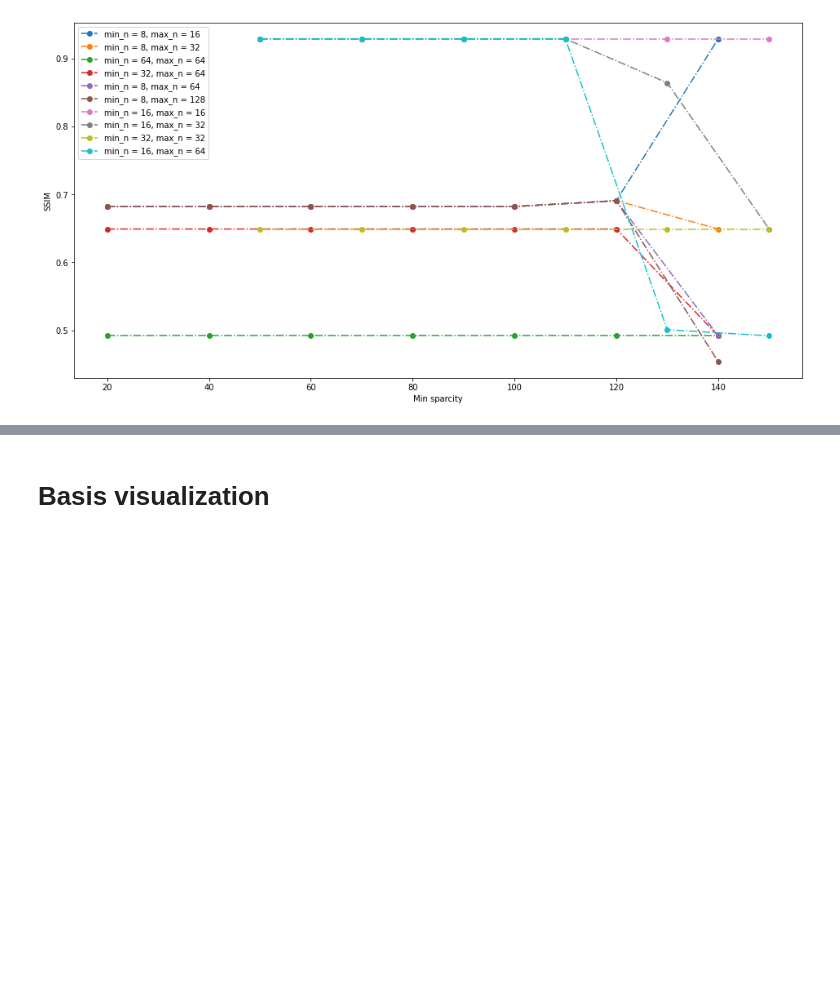
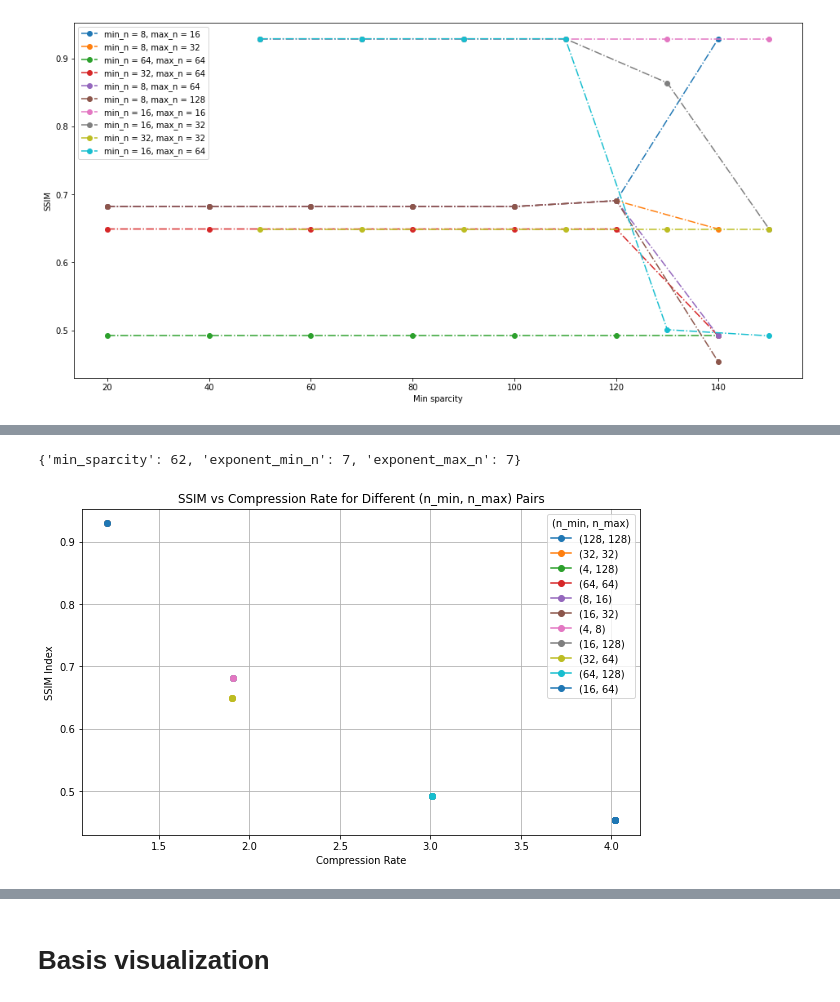
Before and after one commit to Emmatassone/AQMP, a Jupyter notebook: notebooks/evaluations.ipynb, the cells around one changed output, grey strips where cells are left out. Drawn from its saved outputs; the diff is of its cells as text; code cells hidden in the pictures; blank space fills up the shorter version.

Commit message:
update evaluations.pynb with Optuna results

```diff
--- a/notebooks/evaluations.ipynb
+++ b/notebooks/evaluations.ipynb
@@ -75,7 +165,7 @@ for min_n, max_n in n_values:
 
         # CALCULATE SSIM
         image1 = img_as_float(io.imread('../images/lena.png', as_gray=True))
-        image2 = img_as_float(io.imread('../compressions/lena_reconstructed.png', as_gray=True))
+        image2 = img_as_float(io.imread('../images/lena_reconstructed.png', as_gray=True))
         ssim_index, _ = ssim(image1,
                              image2,
                              full=True,
@@ -132,0 +336,10 @@ plt.show()
+# %%
+# Define a dictionary to store SSIM and compression rates for each (n_min, n_max) pair
+results = {}
+
+current_time = datetime.now().strftime("%Y-%m-%d_%H-%M-%S")
+study_name = f"optuna_study_{current_time}"
+
+sampler = TPESampler(seed=42)  # Make the sampler behave in a deterministic way
+study = optuna.create_study(direction='maximize', study_name=study_name, sampler=sampler)
+study.optimize(objective, n_trials=1000)
@@ -132,0 +381,27 @@ plt.show()
+# %%
+study.best_params
+# %% [output]
+{'min_sparcity': 62, 'exponent_min_n': 7, 'exponent_max_n': 7}
+# %%
+# After running the trials, plot the results for each (n_min, n_max) pair
+def plot_results():
+    plt.figure(figsize=(10, 6))
+
+    # Loop through each (n_min, n_max) pair in the results dictionary
+    for pair_key, values in results.items():
+        ssim_values = values['ssim_values']
+        compression_rates = values['compression_rates']
+
+        # Plot SSIM vs Compression Rate for this pair
+        plt.plot(compression_rates, ssim_values, "o-",label=f"({pair_key[0]}, {pair_key[1]})")
+
+    plt.title('SSIM vs Compression Rate for Different (n_min, n_max) Pairs')
+    plt.xlabel('Compression Rate')
+    plt.ylabel('SSIM Index')
+    plt.legend(title='(n_min, n_max)')
+    plt.grid(True)
+    plt.show()
+# %%
+plot_results()
+# %% [output]
+[figure, added]
```
Also changed, not shown: parts of 19 cells of this notebook.
